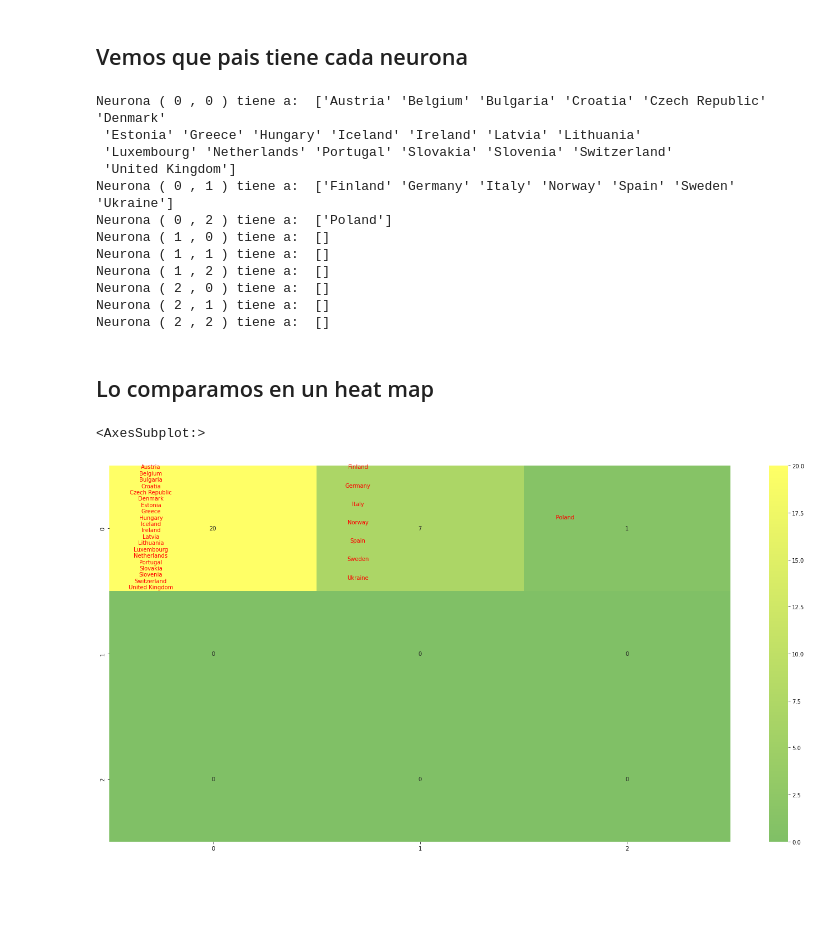
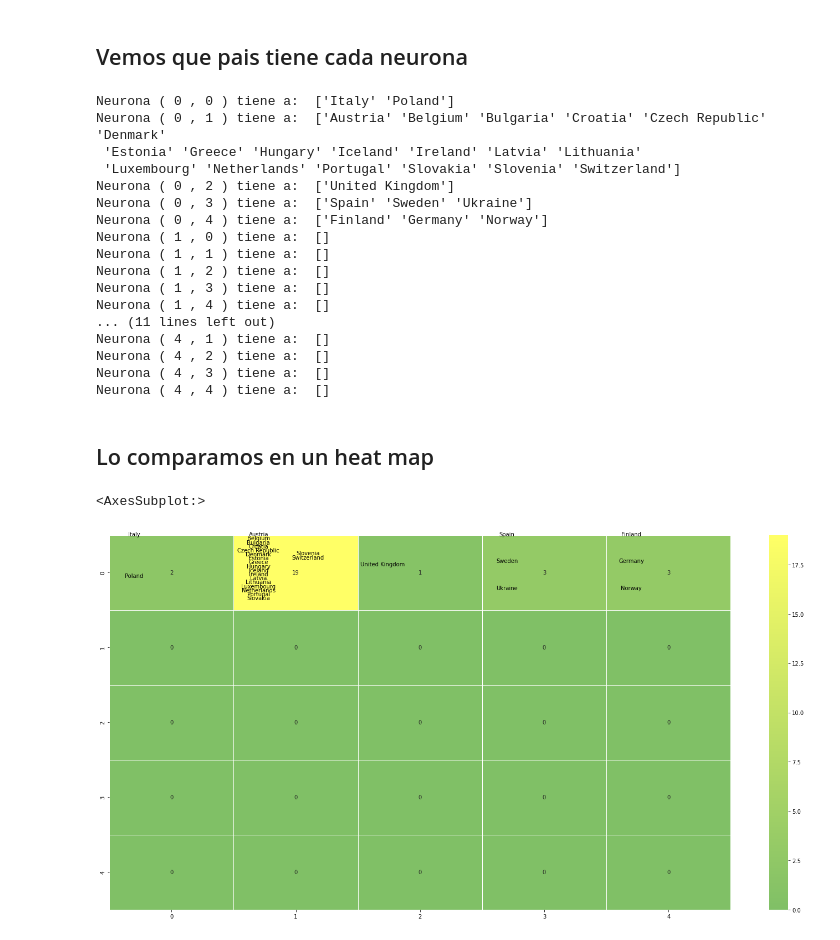
Before and after one commit to arfernandez2000/SIA, a Jupyter notebook: TP4/kohonen/kohonen_notebook.ipynb, the cells around one changed output. Drawn from its saved outputs; the diff is of its cells as text; code cells hidden in the pictures; blank space fills up the shorter version.

```diff
--- a/TP4/kohonen/kohonen_notebook.ipynb
+++ b/TP4/kohonen/kohonen_notebook.ipynb
@@ -8,11 +8,17 @@ from get_data import data, raw_data
 from Neuron import Neuron
 #Paso Inicial: Inicializo valores
 
-k = 3
+k = 5
 p = len(raw_data)
 labels = raw_data.columns[1:]
 countries = raw_data.values[:,0]
 n = data.shape[1]
+
+def update_eta(old_eta):
+  return old_eta * 0.9
+
+def update_radius(old_radius):
+  return old_radius * 0.9
 
 def set_init_weights():
   w = []
@@ -44,7 +50,7 @@ max_epochs = 100
 
   #Paso Inicial
 radius = init_radius
-learn_rate = init_learn_rate
+eta = init_learn_rate
 t = 1
 cut = False
 #Paso t
@@ -67,6 +73,9 @@ while t < max_epochs and not cut:
         if (j in n_k):
           weights[j] = weights[j] + learn_rate * (x-weights[j])
           grid[i][j].weights = weights[j]
+
+  radius = update_radius(radius)
+  eta = update_eta(eta)
   t += 1
 # %% [markdown]
 ### Visualizacion y analisis
@@ -102,33 +111,41 @@ for col in grid:
         print('Neurona (',i,',',j,') tiene a: ', grid[i][j].elements)
     i += 1
 # %% [output]
-Neurona ( 0 , 0 ) tiene a:  ['Austria' 'Belgium' 'Bulgaria' 'Croatia' 'Czech Republic' 'Denmark'
+Neurona ( 0 , 0 ) tiene a:  ['Italy' 'Poland']
+Neurona ( 0 , 1 ) tiene a:  ['Austria' 'Belgium' 'Bulgaria' 'Croatia' 'Czech Republic' 'Denmark'
  'Estonia' 'Greece' 'Hungary' 'Iceland' 'Ireland' 'Latvia' 'Lithuania'
- 'Luxembourg' 'Netherlands' 'Portugal' 'Slovakia' 'Slovenia' 'Switzerland'
- 'United Kingdom']
-Neurona ( 0 , 1 ) tiene a:  ['Finland' 'Germany' 'Italy' 'Norway' 'Spain' 'Sweden' 'Ukraine']
-Neurona ( 0 , 2 ) tiene a:  ['Poland']
+ 'Luxembourg' 'Netherlands' 'Portugal' 'Slovakia' 'Slovenia' 'Switzerland']
+Neurona ( 0 , 2 ) tiene a:  ['United Kingdom']
+Neurona ( 0 , 3 ) tiene a:  ['Spain' 'Sweden' 'Ukraine']
+Neurona ( 0 , 4 ) tiene a:  ['Finland' 'Germany' 'Norway']
 Neurona ( 1 , 0 ) tiene a:  []
 Neurona ( 1 , 1 ) tiene a:  []
 Neurona ( 1 , 2 ) tiene a:  []
-Neurona ( 2 , 0 ) tiene a:  []
-Neurona ( 2 , 1 ) tiene a:  []
-Neurona ( 2 , 2 ) tiene a:  []
+Neurona ( 1 , 3 ) tiene a:  []
+Neurona ( 1 , 4 ) tiene a:  []
+... (11 lines left out)
+Neurona ( 4 , 1 ) tiene a:  []
+Neurona ( 4 , 2 ) tiene a:  []
+Neurona ( 4 , 3 ) tiene a:  []
+Neurona ( 4 , 4 ) tiene a:  []
 # %% [markdown]
 ## Lo comparamos en un heat map
 # %%
 fig, ax = plt.subplots(figsize=(20,10))
 
 for col in grid:
   for neuron in col:
     i, j = neuron.position[0], neuron.position[1]
     step = 1 / (len(neuron.elements) - 0.2) if len(neuron.elements) > 0 else 0
     i = 0.4 if len(neuron.elements) == 1 else i
     for e in neuron.elements:
-      text = ax.text(j + 0.2,i+0.01, e,
-                       ha="center", va="center", color="r")
+      text = ax.text(j + 0.2,i-0.01, e,
+                       ha="center", va="center", color="#000")
+      if i > 0.8:
+        j += 0.4
+        i = 0.2
       i += step
-sns.heatmap(values, annot=True, center=0, ax=ax, cmap='summer')
+sns.heatmap(values, annot=True, center=0, ax=ax, cmap='summer',linewidths=.5)
 # %% [output]
 <AxesSubplot:>
-[figure, old version]
+[figure, new version]
```
Also changed, not shown: parts of 2 cells of this notebook.
